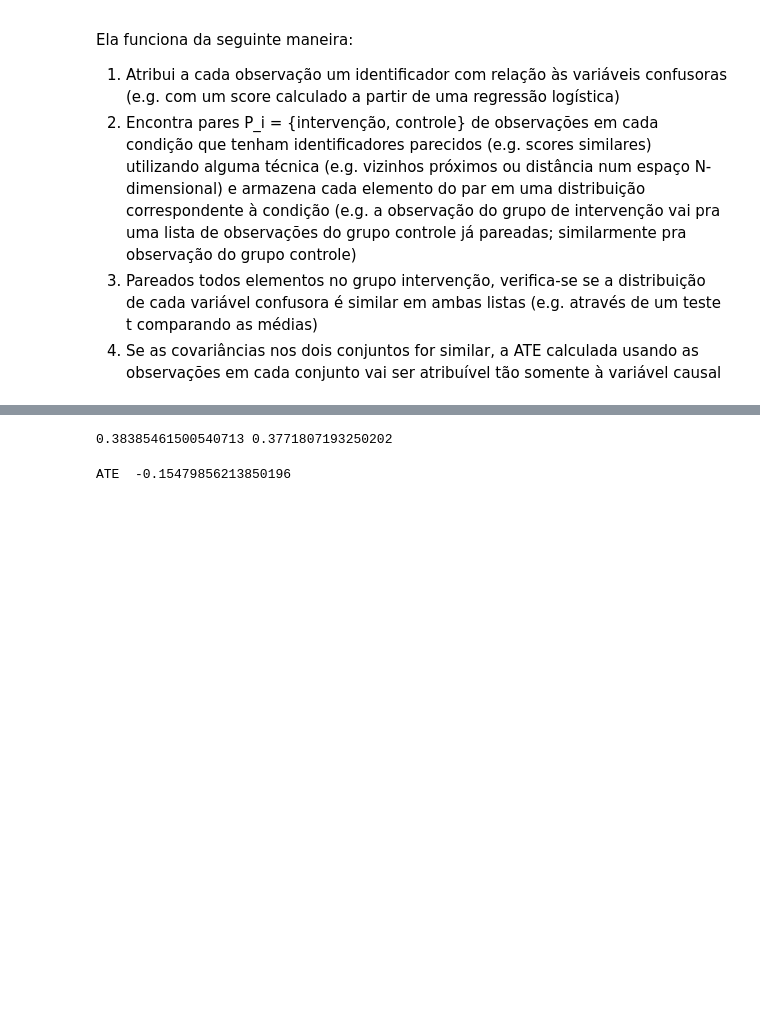
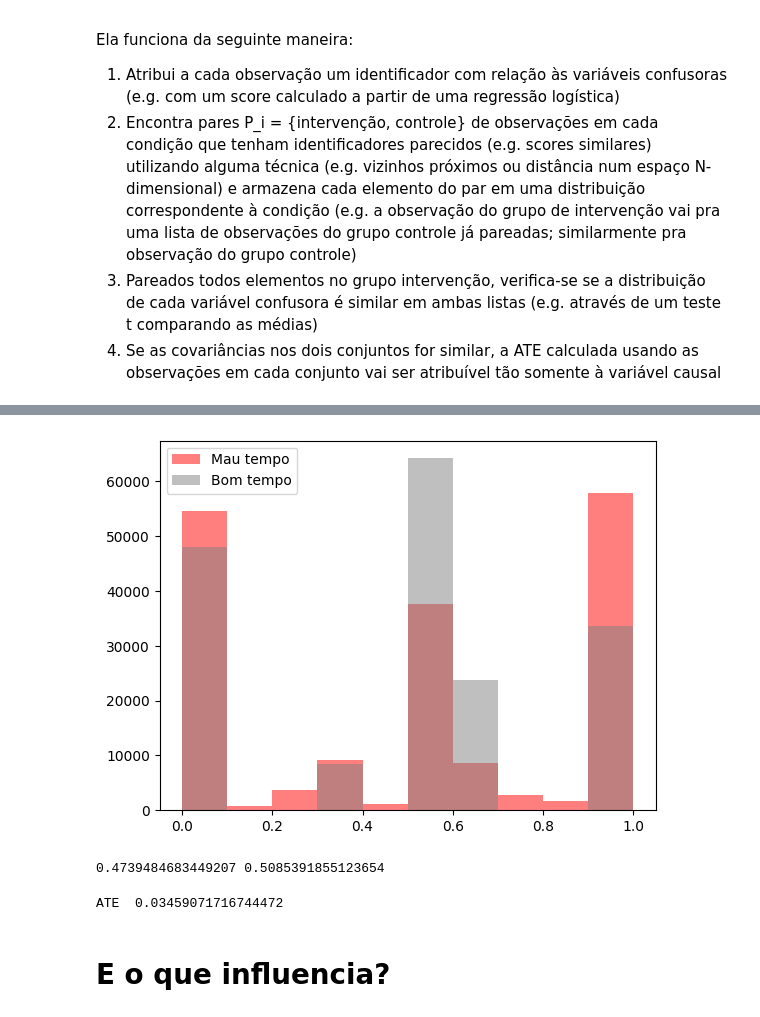
Before and after one commit to lfernandof/causal_inference, a Jupyter notebook: slippery_grounds.ipynb, the cells around one changed output, grey strips where cells are left out. Drawn from its saved outputs; the diff is of its cells as text; code cells hidden in the pictures; blank space fills up the shorter version.

```diff
--- a/slippery_grounds.ipynb
+++ b/slippery_grounds.ipynb
@@ -96,3 +105,6 @@ anos = list(range(2019,2022,1))
+# %%
+#anos = list(range(2007,2022,1))
+anos = list(range(2015,2022,1))
 # %%
 acidentes = [] # todos acidentes registrados entre 2007-2021
 for ano in anos:
@@ -186,7 +187,7 @@ fase_dia_dict = {'PLENO DIA': 0,
                  'PLENA NOITE':2}
 
 # Tipo de pista:
-tipo_pista_dict = {'SIMPLES': 0,'DUPLA': 0,'MULTIPLA': 0} # não me convenci imediatamente de que uma oferece mais periculosidade que a outra então por enquanto deixo todas com mesmo valor
+tipo_pista_dict = {'SIMPLES': 0,'DUPLA': 1,'MULTIPLA': 2} # não me convenci imediatamente de que uma oferece mais periculosidade que a outra então por enquanto deixo todas com mesmo valor
 
 # Traçado da via:
 # Aplicar apenas à reta um valor menor (decisão arbitrária)
@@ -297,10 +307,20 @@ controle_pareado
+# %%
+plt.figure()
+plt.hist(grupo_intervencao.score_ilesos.values,color='red',label='Mau tempo',alpha=0.5)
+plt.hist(controle_pareado.score_ilesos.values,color='grey',label='Bom tempo',alpha=0.5)
+plt.legend()
+plt.show()
+# %% [output]
+[figure, added]
 # %%
 media_controle_pareado = controle_pareado.score_ilesos.mean()
-print(media_controle,media_intervencao)
+print(media_controle_pareado,media_intervencao)
 # %% [output]
-0.38385461500540713 0.3771807193250202
+0.4739484683449207 0.5085391855123654
 # %%
 ate_pareado = media_intervencao - media_controle_pareado
 print('ATE ',ate_pareado)
 # %% [output]
-ATE  -0.15479856213850196
+ATE  0.03459071716744472
+# %% [markdown]
+# E o que influencia?
```
Also changed, not shown: parts of 16 cells of this notebook.
